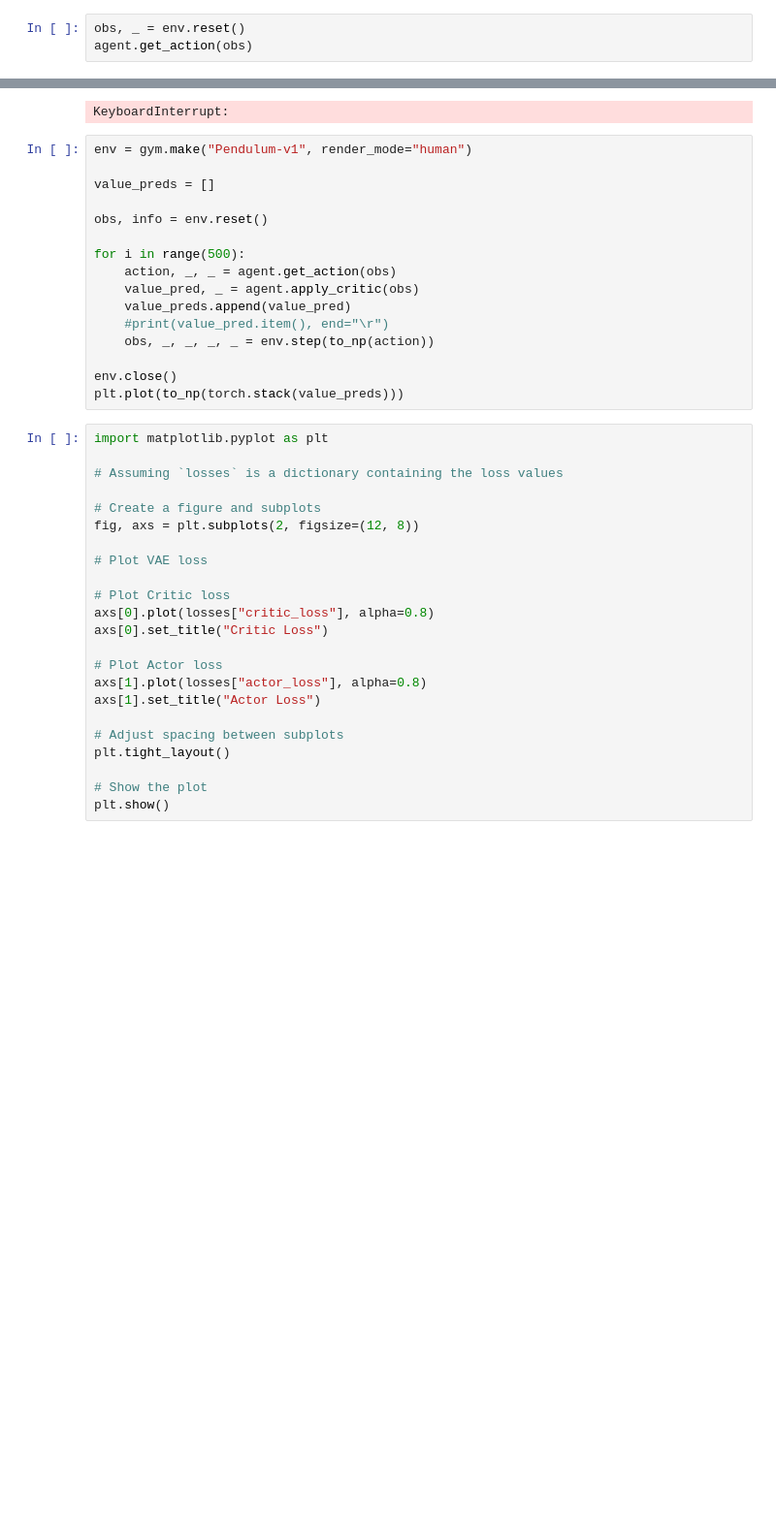
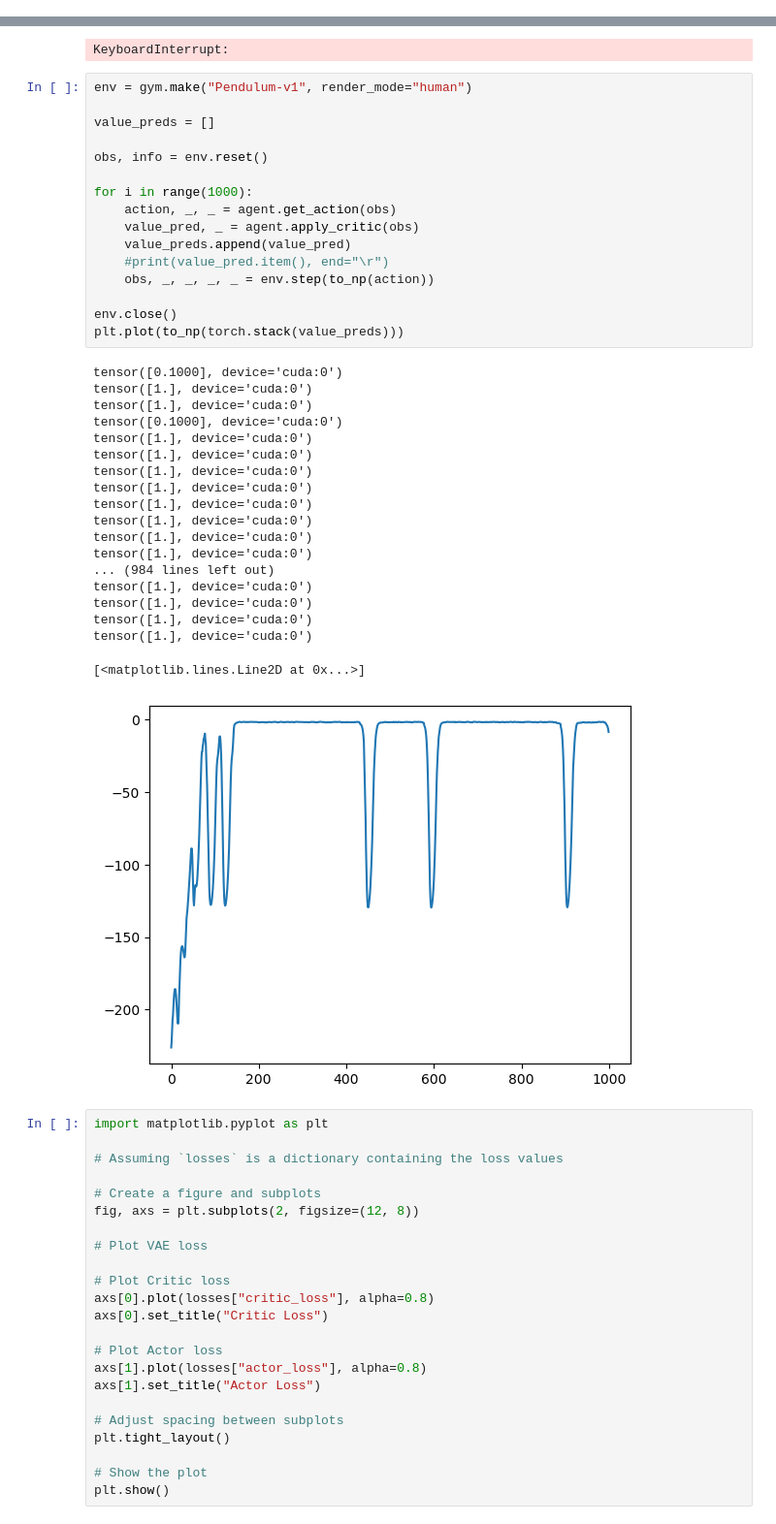
Before and after one commit to till2/self-driving-car, a Jupyter notebook: AC_Testing.ipynb, the cells around one changed output, grey strips where cells are left out. Shown: that part at 97% size. Saved outputs shown, nothing was run; the diff lists cells and outputs as text; blank space fills up the shorter version.

```diff
--- a/AC_Testing.ipynb
+++ b/AC_Testing.ipynb
@@ -100,6 +100,3 @@ agent = DiscreteActorCritic()
 
 # vae = VAE()
 # vae.optim = optim.Adam(vae.parameters(), lr=1e-4, weight_decay=1e-6)
-# %%
-obs, _ = env.reset()
-agent.get_action(obs)
@@ -225,19 +199,39 @@ KeyboardInterrupt:
 # %%
 env = gym.make("Pendulum-v1", render_mode="human")
 
 value_preds = []
 
 obs, info = env.reset()
 
-for i in range(500):
+for i in range(1000):
     action, _, _ = agent.get_action(obs)
     value_pred, _ = agent.apply_critic(obs)
     value_preds.append(value_pred)
     #print(value_pred.item(), end="\r")
     obs, _, _, _, _ = env.step(to_np(action))
 
 env.close()
 plt.plot(to_np(torch.stack(value_preds)))
+# %% [output]
+tensor([0.1000], device='cuda:0')
+tensor([1.], device='cuda:0')
+tensor([1.], device='cuda:0')
+tensor([0.1000], device='cuda:0')
+tensor([1.], device='cuda:0')
+tensor([1.], device='cuda:0')
+tensor([1.], device='cuda:0')
+tensor([1.], device='cuda:0')
+tensor([1.], device='cuda:0')
+tensor([1.], device='cuda:0')
+tensor([1.], device='cuda:0')
+tensor([1.], device='cuda:0')
+... (984 lines left out)
+tensor([1.], device='cuda:0')
+tensor([1.], device='cuda:0')
+tensor([1.], device='cuda:0')
+tensor([1.], device='cuda:0')
+[<matplotlib.lines.Line2D at 0x...>]
+[figure, added]
 # %%
 import matplotlib.pyplot as plt
 
```
Also changed, not shown: parts of 6 cells of this notebook, 2 other files.
